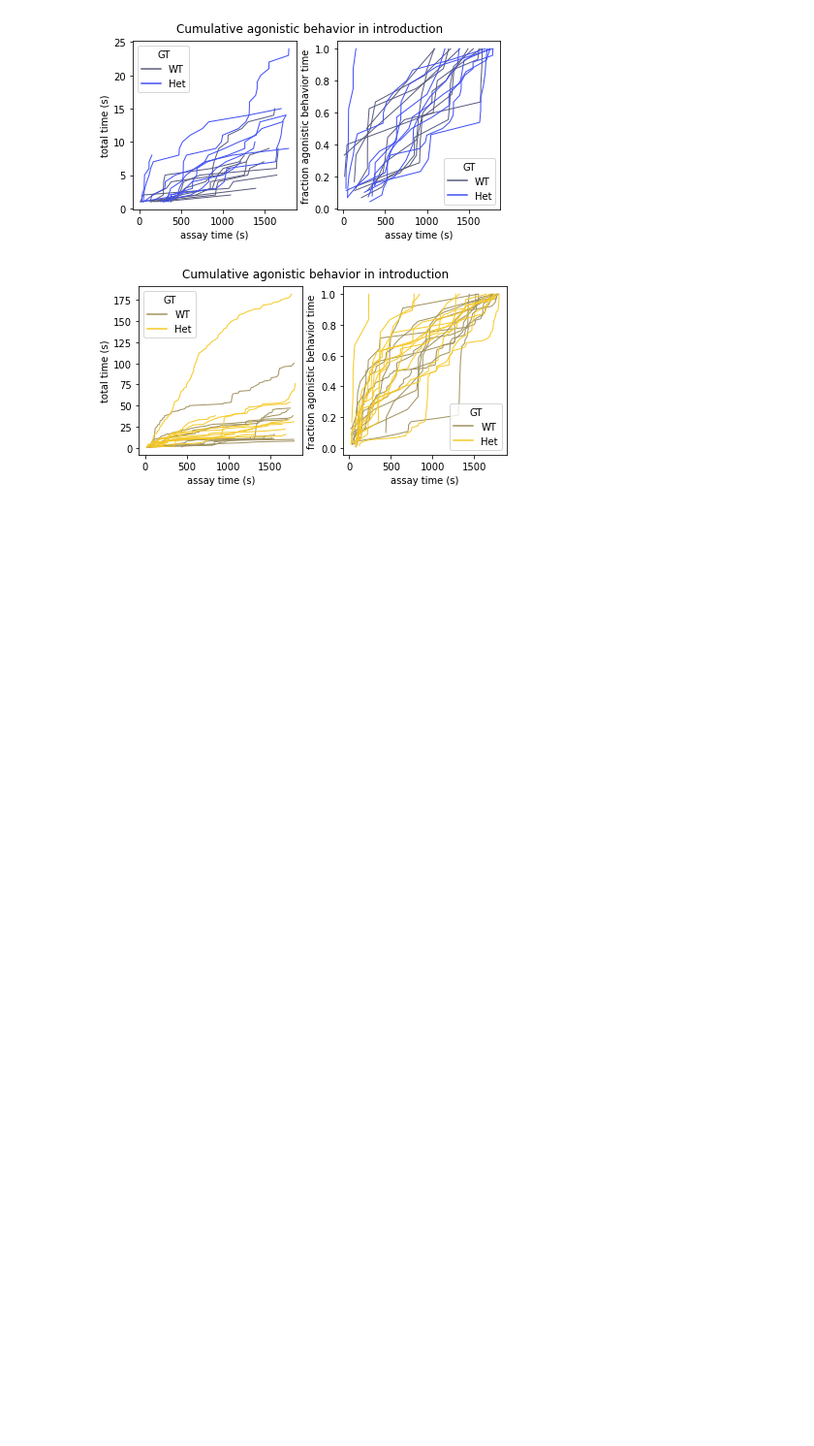
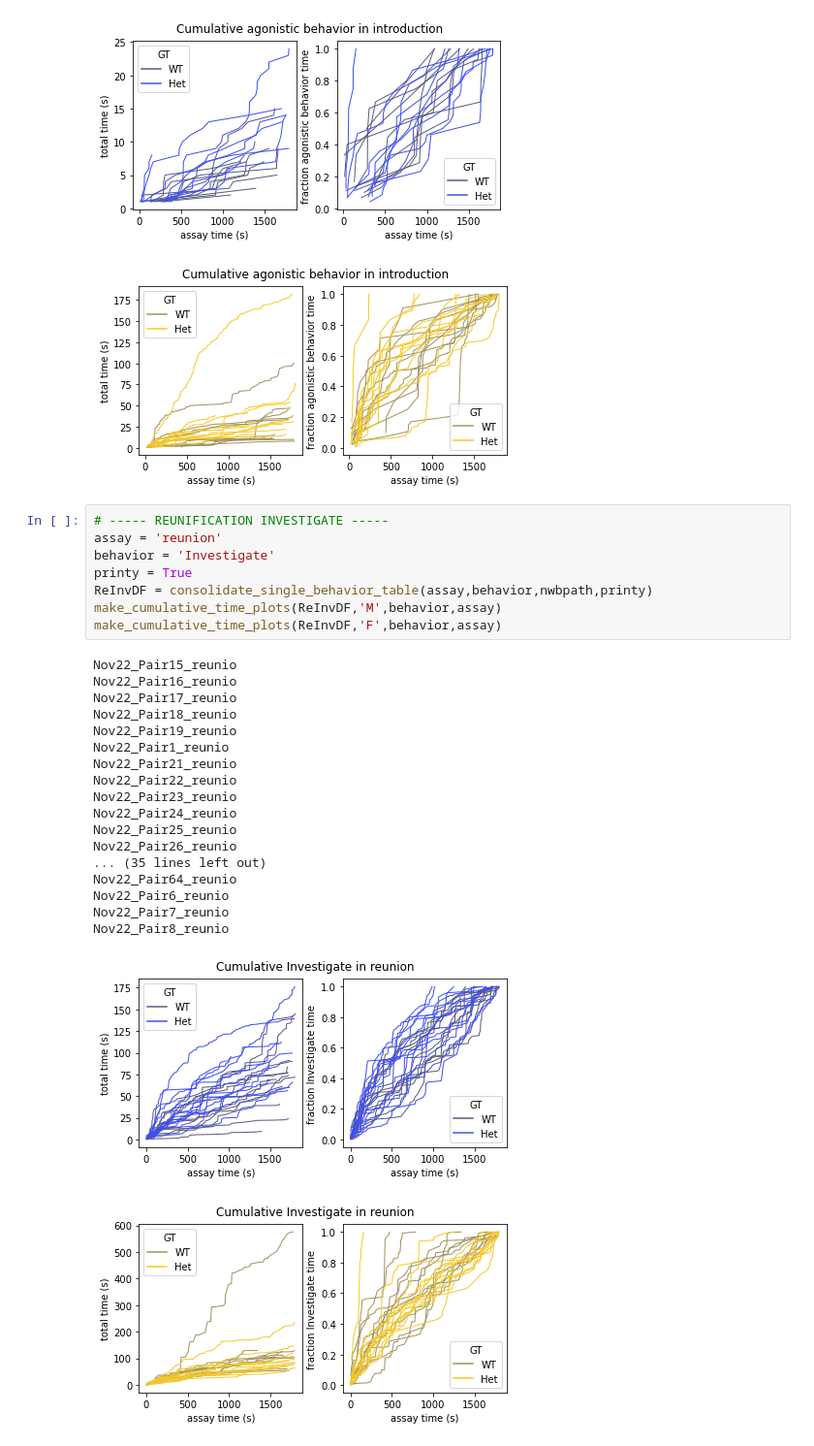
Before and after one commit to nhoglen/scn2a-paper-GWJSNH-code, a Jupyter notebook: 240730_proto_plottingCDFs.ipynb, the cells around one changed output. Shown at 97% size. Drawn from its saved outputs; the diff is of its cells as text; blank space fills up the shorter version.

```diff
--- a/240730_proto_plottingCDFs.ipynb
+++ b/240730_proto_plottingCDFs.ipynb
@@ -478,3 +663,31 @@ make_cumulative_time_plots(antisoc,'F','agonistic behavior',assay)
 # %% [output]
 [figure]
 [figure]
+# %%
+# ----- REUNIFICATION INVESTIGATE -----
+assay = 'reunion'
+behavior = 'Investigate'
+printy = True
+ReInvDF = consolidate_single_behavior_table(assay,behavior,nwbpath,printy)
+make_cumulative_time_plots(ReInvDF,'M',behavior,assay)
+make_cumulative_time_plots(ReInvDF,'F',behavior,assay)
+# %% [output]
+Nov22_Pair15_reunio
+Nov22_Pair16_reunio
+Nov22_Pair17_reunio
+Nov22_Pair18_reunio
+Nov22_Pair19_reunio
+Nov22_Pair1_reunio
+Nov22_Pair21_reunio
+Nov22_Pair22_reunio
+Nov22_Pair23_reunio
+Nov22_Pair24_reunio
+Nov22_Pair25_reunio
+Nov22_Pair26_reunio
+... (35 lines left out)
+Nov22_Pair64_reunio
+Nov22_Pair6_reunio
+Nov22_Pair7_reunio
+Nov22_Pair8_reunio
+[figure, added]
+[figure, added]
```
Also changed, not shown: parts of 23 cells of this notebook.
